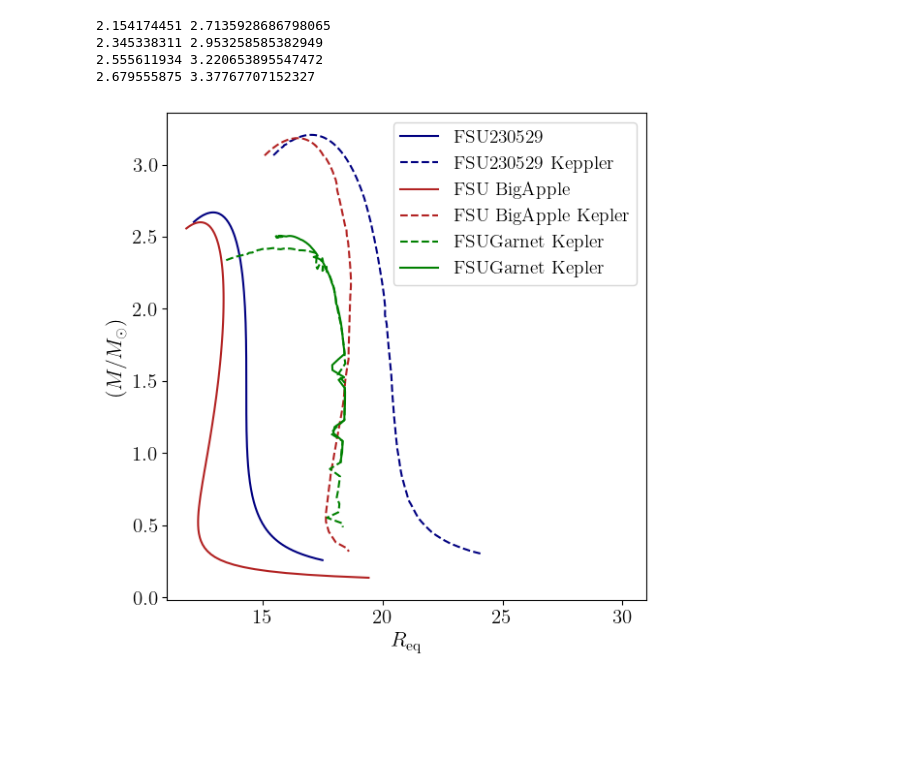
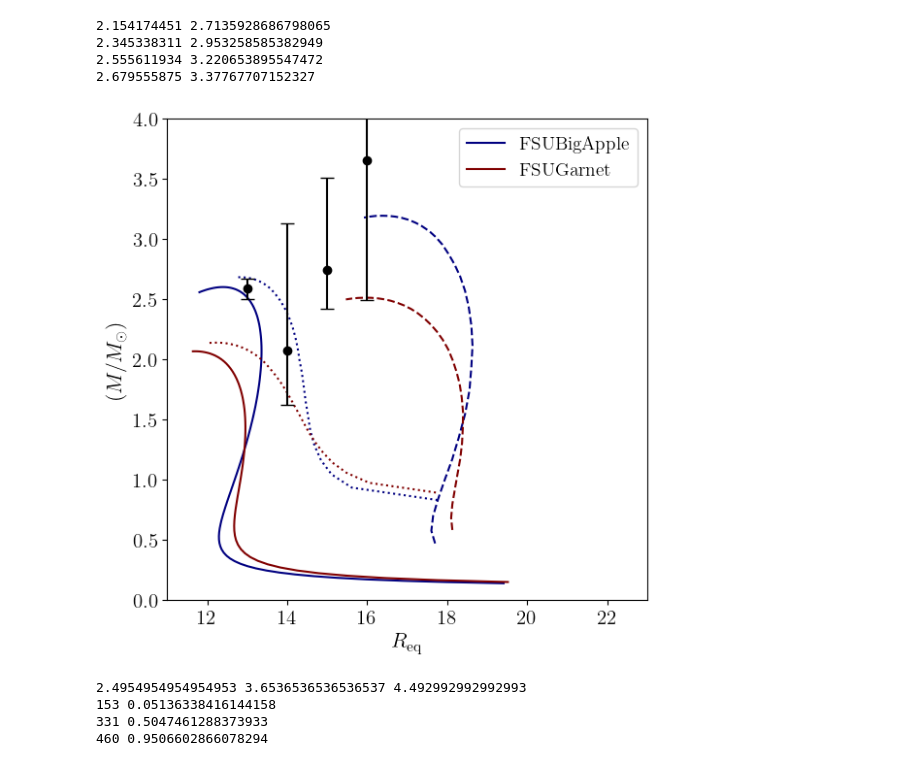
Before and after one commit to torquteam/FSU_FINITE, a Jupyter notebook: LIGO_Paper/MC.ipynb, the cells around one changed output. Saved outputs shown, nothing was run; the diff lists cells and outputs as text; code cells hidden in the pictures; blank space fills up the shorter version.

Commit message:
plots for Dissertation

```diff
--- a/LIGO_Paper/MC.ipynb
+++ b/LIGO_Paper/MC.ipynb
@@ -248,47 +248,92 @@ plt.rcParams.update({
     'axes.titlesize': 14,
     'axes.labelsize': 16,
     'xtick.labelsize': 15,
     'ytick.labelsize': 15,
     'legend.fontsize': 14,
     'text.latex.preamble': r'\usepackage{bm}',
 })
 
 # Data for plotting
-tov_data1 = np.loadtxt("FSU230529_RM.txt")
-tov_data2 = np.loadtxt("FSUBigApple_RM.txt")
-kep_data1 = np.loadtxt("FSU230529_kep_MR.txt")
-kep_data2 = np.loadtxt("FSUBigApple_kep_MR.txt")
-kep_data3 = np.loadtxt("FSUGarnet_hRM.txt")
-kep_data4 = np.loadtxt("MR-2.txt")
+tov_data1 = np.loadtxt("FSUBigApple_RM.txt")
+mid_data1 = np.loadtxt("FSUBigApple_716Hz.txt")
+kep_data1 = np.loadtxt("BigApple_MR_K.txt")
+tov_data2 = np.loadtxt("FSUGarnet_RM.txt")
+mid_data2 = np.loadtxt("FSUGarnet_716Hz.txt")
+kep_data2 = np.loadtxt("FSUGarnet_MR_K.txt")
 
 # Create figure and subplots
 fig, ax1 = plt.subplots(1, 1, figsize=(6, 6))
 
 # Customization for ax1
-ax1.plot(tov_data1[:,3], tov_data1[:,4], label='FSU230529', color='navy',lw=1.5)
-ax1.plot(kep_data1[:,1], kep_data1[:,0], label='FSU230529 Keppler', color='navy',lw=1.5, ls='dashed')
-ax1.plot(tov_data2[:,3], tov_data2[:,4], label='FSU BigApple', color='firebrick',lw=1.5)
-ax1.plot(kep_data2[:,1], kep_data2[:,0], label='FSU BigApple Kepler', color='firebrick',lw=1.5, ls='dashed')
-
-ax1.plot(kep_data3[:,2], kep_data3[:,1], label='FSUGarnet Kepler', color='green',lw=1.5, ls='dashed')
-ax1.plot(kep_data4[:,2], kep_data4[:,1], label='FSUGarnet Kepler', color='green',lw=1.5, ls='solid')
+ax1.plot(tov_data1[:,3], tov_data1[:,4], label='FSUBigApple', color='navy',lw=1.5)
+ax1.plot(mid_data1[:,3], mid_data1[:,1], color='navy',lw=1.5, ls='dotted')
+ax1.plot(kep_data1[:,1], kep_data1[:,0], color='navy',lw=1.5, ls='dashed')
+ax1.plot(tov_data2[:,3], tov_data2[:,4], label='FSUGarnet', color='maroon',lw=1.5)
+ax1.plot(mid_data2[:,3], mid_data2[:,1], color='maroon',lw=1.5, ls='dotted')
+ax1.plot(kep_data2[:,1], kep_data2[:,0], color='maroon',lw=1.5, ls='dashed')
 
 #ax1.text(2.05, 0.65, r'$\mu = 2.679$', fontsize=12, color='black')
 ax1.set_xlabel(r'$R_{\rm eq}$',fontweight='bold')
 ax1.set_ylabel(r'$(M/M_{\odot})$',fontweight='bold')
 ax1.legend(loc='upper right')
 
+# Add GW DATA
+#x = np.linspace(0, 50, 100)
+#plt.fill_between(x, 2.495, 4.492, color='gray', alpha=0.2, label='Shaded Region') # GW190917
+
+x = np.array([13,14,15,16])
+y = np.array([2.588,2.071,2.745,3.653])
+lower_error = y - np.array([2.498,1.624,2.423,2.495])
+upper_error = np.array([2.673,3.134,3.513,4.492]) - y
+y_err = [lower_error, upper_error]
+plt.errorbar(x, y, yerr=y_err, fmt='o', capsize=5, label='Data with asymmetric error bars',color='black')
+
+
+
 # Set x and y limits for ax1
-ax1.set_xlim([11, 31])
-#ax1.set_ylim([0, 1.3])
+ax1.set_xlim([11, 23])
+ax1.set_ylim([0, 4])
 
 # Adjust layout
 plt.tight_layout()
 
 # Save the figure (optional)
-plt.savefig('MR_kep.png', dpi=500)
+plt.savefig('MR_GWS.png', dpi=500)
 
 # Show plot
 plt.show()
 # %% [output]
-[figure, old version]
+[figure, new version]
+# %%
+import scipy.integrate as si
+import numpy as np
+
+DAT = np.loadtxt("GW230529_KDE_HS.txt")
+
+NL95 = 153
+NC = 331
+NU95 = 460
+
+print(DAT[NL95,0],DAT[NC,0],DAT[NU95,0])
+for i in range(1,len(DAT)):
+    res = si.simps(DAT[:i,1],DAT[:i,0])
+    if (res>0.05):
+        print(i,res)
+        break
+
+for i in range(1,len(DAT)):
+    res = si.simps(DAT[:i,1],DAT[:i,0])
+    if (res>0.5):
+        print(i,res)
+        break
+
+for i in range(1,len(DAT)):
+    res = si.simps(DAT[:i,1],DAT[:i,0])
+    if (res>0.95):
+        print(i,res)
+        break
+# %% [output]
+2.4954954954954953 3.6536536536536537 4.492992992992993
+153 0.05136338416144158
+331 0.5047461288373933
+460 0.9506602866078294
```
Also changed, not shown: 25 other files.
